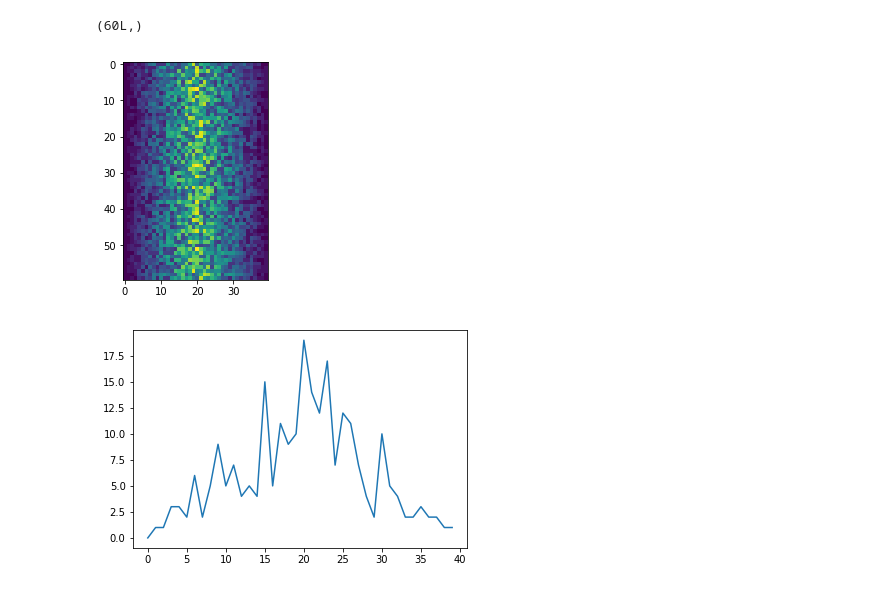
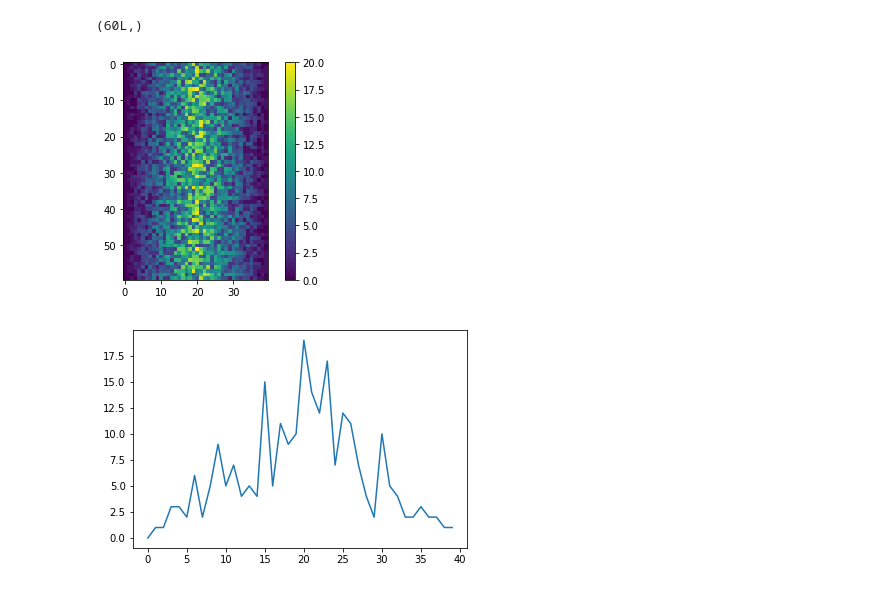
Before and after one commit to HUGOROCHABRAZIL/Python_classes, a Jupyter notebook: code/Untitled.ipynb, the cells around one changed output. Saved outputs shown, nothing was run; the diff lists cells and outputs as text; code cells hidden in the pictures.

```diff
--- a/code/Untitled.ipynb
+++ b/code/Untitled.ipynb
@@ -199,8 +199,9 @@ import matplotlib.pyplot as plt
 # %%
 image=plt.imshow(data)
+plt.colorbar()
 plt.show()
 # %% [output]
-[figure, old version]
+[figure, new version]
 # %%
 image=plt.plot(paciente2)
 plt.show()
```
Also changed, not shown: parts of 17 cells of this notebook.
